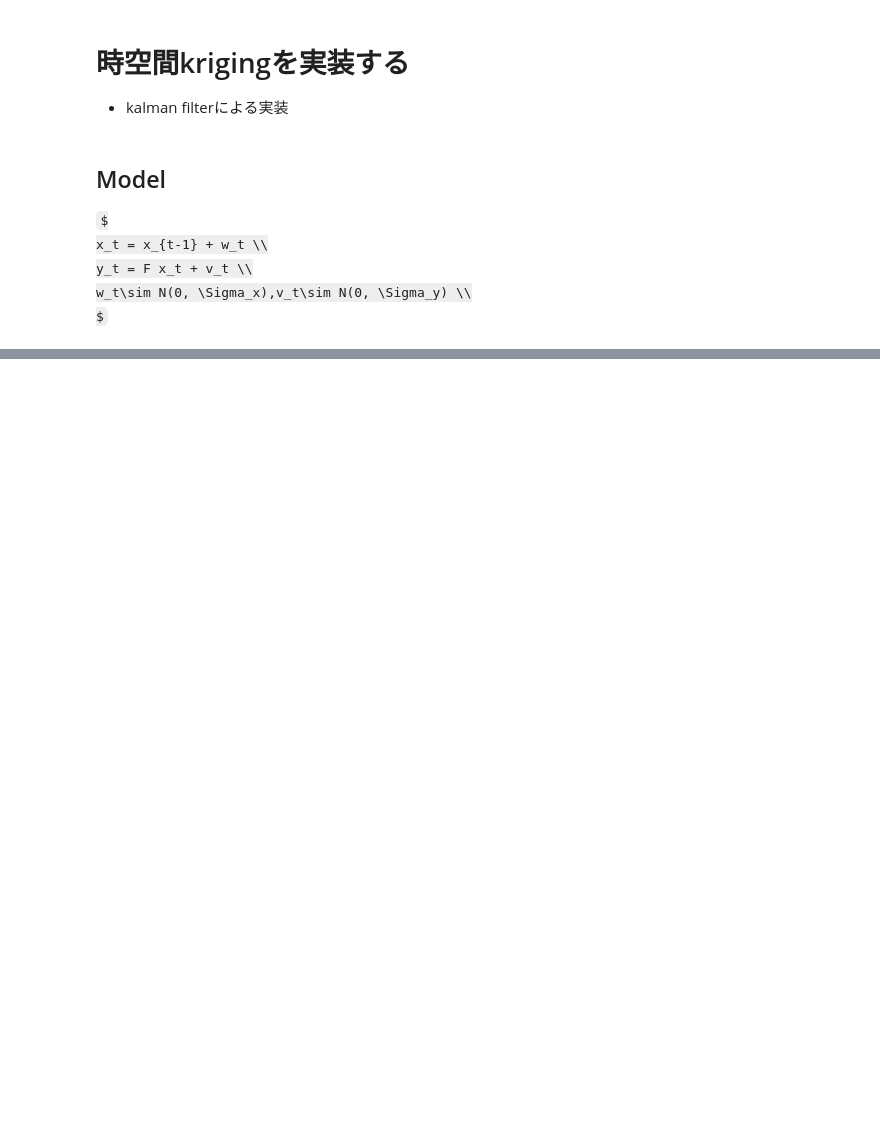
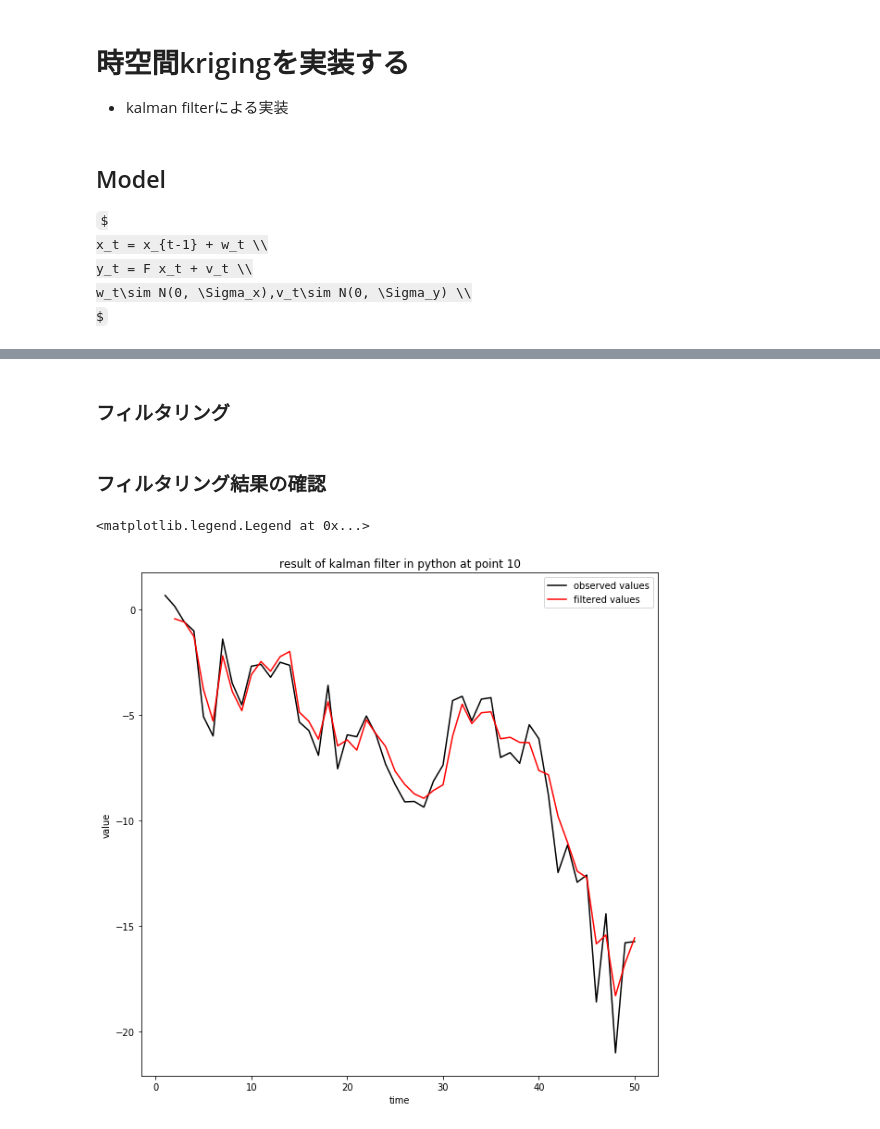
Before and after one commit to ryuya-ko/LDAT_LS_2019, a Jupyter notebook: code/python/sp_temp_kriging.ipynb, the cells around one changed output, grey strips where cells are left out. Saved outputs shown, nothing was run; the diff lists cells and outputs as text; code cells hidden in the pictures; some formulas as TeX source; blank space fills up the shorter version.

Commit message:
Add the process of implementatio and verification of kalman filter .py: function of performing kalman filter .ipynb: verification of this function Also modified directories

```diff
--- a/code/python/sp_temp_kriging.ipynb
+++ b/code/python/sp_temp_kriging.ipynb
@@ -119,0 +150,43 @@ plt.plot(index, y_pred_list, color='red')
+# %%
+Y = Y.values
+coords = coords.values
+C = C.values
+# %% [markdown]
+### フィルタリング
+# %%
+# モデルのSetting
+I = np.identity(n)
+F = np.identity(n)
+SigY = np.dot(SigY, I)
+SigX = np.dot(SigX, C) + np.dot(SigX, I)
+y_pred_list = []
+# %%
+for t in range(2, nt+1):
+    if t == 2:
+        x = np.repeat(np.mean(Y[:, 0]), n)
+        SigP = np.identity(n)
+    else:
+        x = x1
+        SigP = SigP1
+    pred, x1, SigP1, logz, a \
+    = kalman(Y[:, t-1], x, SigP, SigX, SigY, F)
+    y_pred_list.append(pred)
+# %% [markdown]
+### フィルタリング結果の確認
+# %%
+# 地点10の結果を確認
+j = 10
+y_at10 = Y[j-1, :]
+y_pred_at10 = [preds[j-1] for preds in y_pred_list]
+# %%
+fig = plt.figure(figsize=(10, 10))
+ax = fig.add_subplot(1, 1, 1)
+ax.plot(index, y_at10, color='black', label='observed values')
+ax.plot(index[1:], y_pred_at10, color='red', label='filtered values')
+ax.set_title('result of kalman filter in python at point 10')
+ax.set_xlabel('time')
+ax.set_ylabel('value')
+ax.legend()
+# %% [output]
+<matplotlib.legend.Legend at 0x...>
+[figure, added]
```
Also changed, not shown: parts of 17 cells of this notebook, 3 other files.
